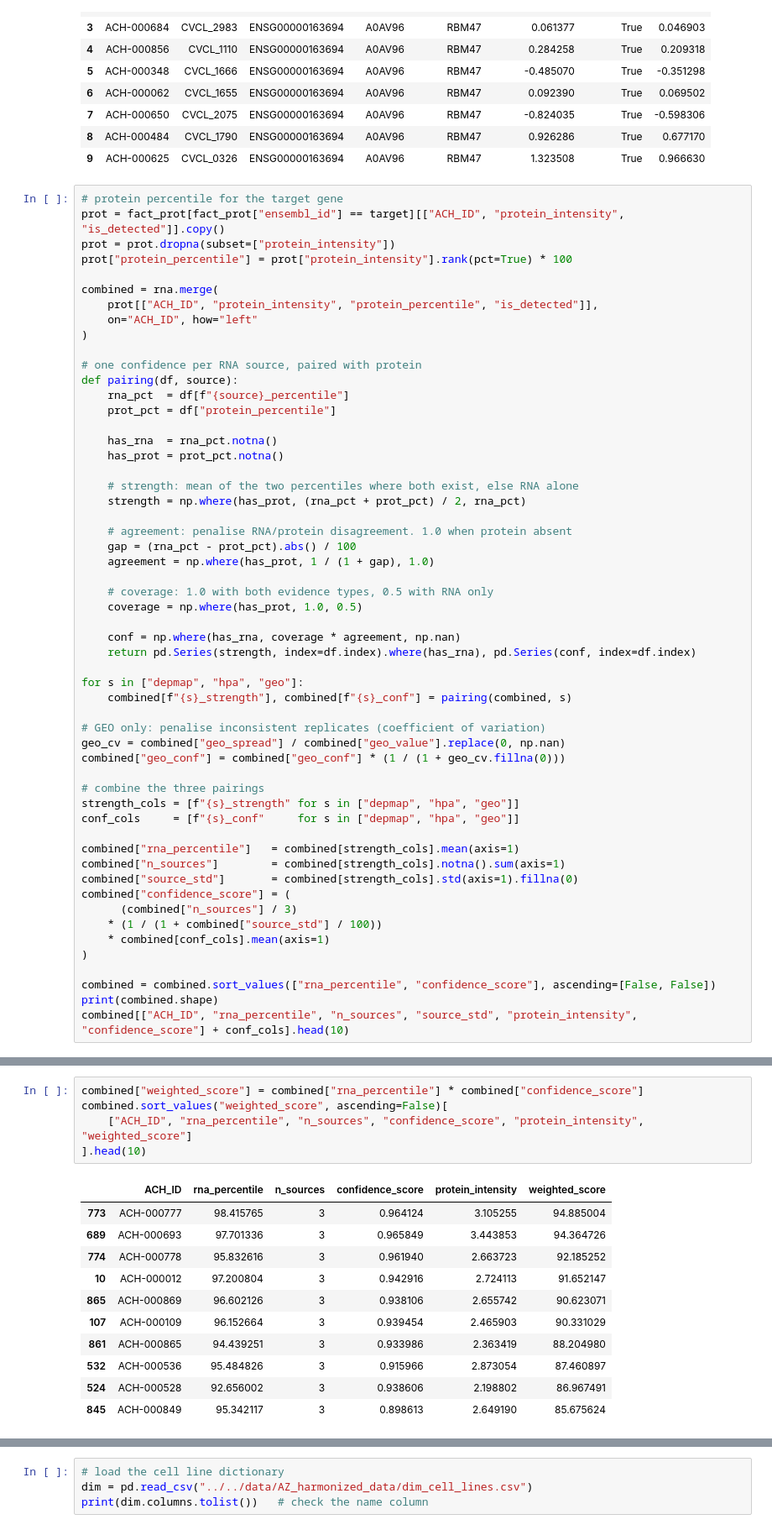
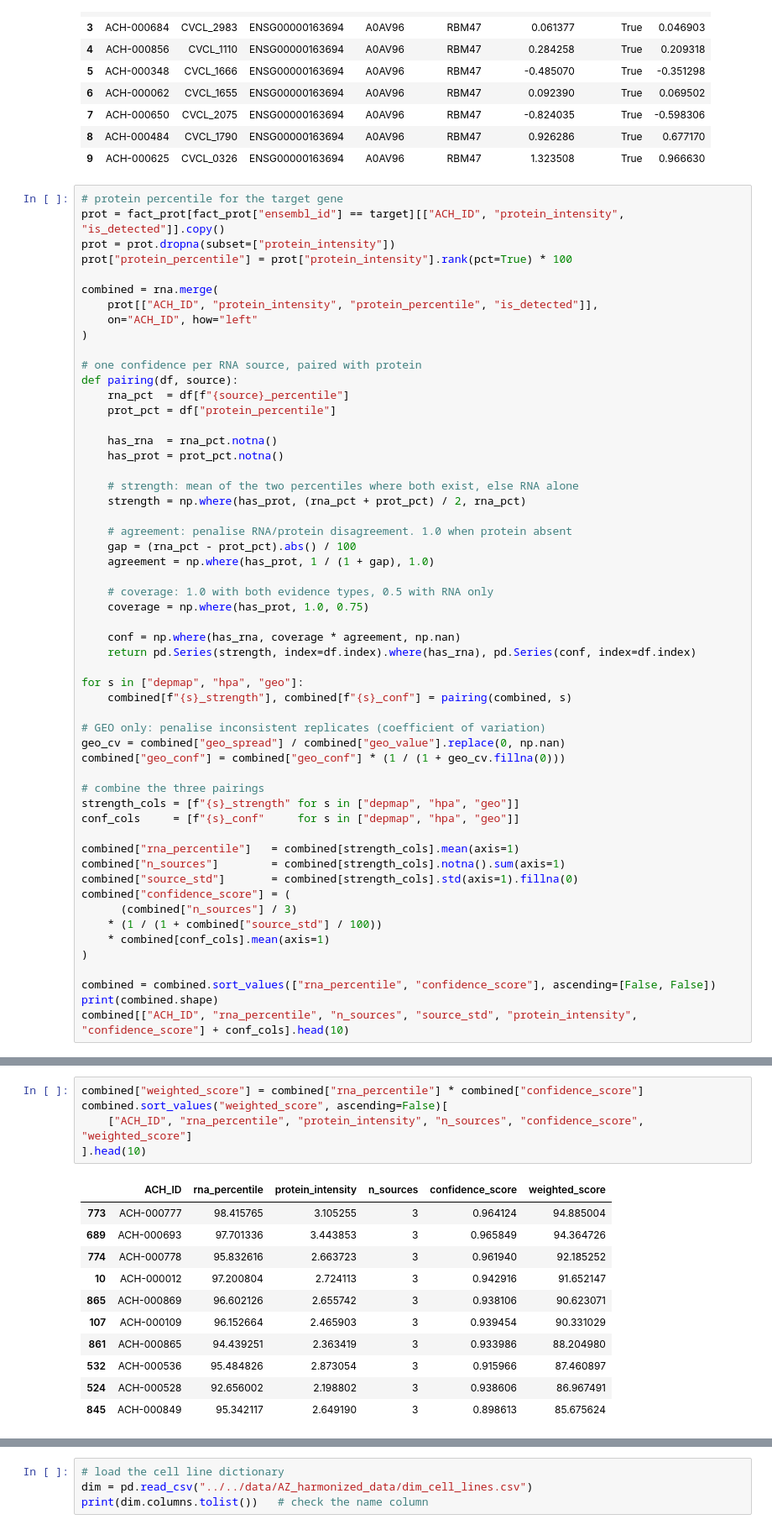
Before and after one commit to NattawasP/SEMTM0044_2025_AYEAR_TEAM34, a Jupyter notebook: notebooks/Victor_Data Exploration/Percentile_Ranking.ipynb, the cells around one changed output, grey strips where cells are left out. Shown at 84% size. Drawn from its saved outputs; the diff is of its cells as text.

Commit message:
set protein penalty to 0.75 after testing on A431 and HCC827

```diff
--- a/notebooks/Victor_Data Exploration/Percentile_Ranking.ipynb
+++ b/notebooks/Victor_Data Exploration/Percentile_Ranking.ipynb
@@ -196,7 +196,7 @@ def pairing(df, source):
     agreement = np.where(has_prot, 1 / (1 + gap), 1.0)
 
     # coverage: 1.0 with both evidence types, 0.5 with RNA only
-    coverage = np.where(has_prot, 1.0, 0.5)
+    coverage = np.where(has_prot, 1.0, 0.75)
 
     conf = np.where(has_rna, coverage * agreement, np.nan)
     return pd.Series(strength, index=df.index).where(has_rna), pd.Series(conf, index=df.index)
@@ -240,20 +301,20 @@ combined[["ACH_ID", "rna_percentile", "n_sources", "source_std", "protein_intens
 # %%
 combined["weighted_score"] = combined["rna_percentile"] * combined["confidence_score"]
 combined.sort_values("weighted_score", ascending=False)[
-    ["ACH_ID", "rna_percentile", "n_sources", "confidence_score", "protein_intensity", "weighted_score"]
+    ["ACH_ID", "rna_percentile", "protein_intensity", "n_sources", "confidence_score", "weighted_score"]
 ].head(10)
 # %% [output]
-|  | ACH_ID | rna_percentile | n_sources | confidence_score | protein_intensity | weighted_score |
-| 773 | ACH-000777 | 98.415765 | 3 | 0.964124 | 3.105255 | 94.885004 |
-| 689 | ACH-000693 | 97.701336 | 3 | 0.965849 | 3.443853 | 94.364726 |
-| 774 | ACH-000778 | 95.832616 | 3 | 0.961940 | 2.663723 | 92.185252 |
-| 10 | ACH-000012 | 97.200804 | 3 | 0.942916 | 2.724113 | 91.652147 |
-| 865 | ACH-000869 | 96.602126 | 3 | 0.938106 | 2.655742 | 90.623071 |
-| 107 | ACH-000109 | 96.152664 | 3 | 0.939454 | 2.465903 | 90.331029 |
-| 861 | ACH-000865 | 94.439251 | 3 | 0.933986 | 2.363419 | 88.204980 |
-| 532 | ACH-000536 | 95.484826 | 3 | 0.915966 | 2.873054 | 87.460897 |
-| 524 | ACH-000528 | 92.656002 | 3 | 0.938606 | 2.198802 | 86.967491 |
-| 845 | ACH-000849 | 95.342117 | 3 | 0.898613 | 2.649190 | 85.675624 |
+|  | ACH_ID | rna_percentile | protein_intensity | n_sources | confidence_score | weighted_score |
+| 773 | ACH-000777 | 98.415765 | 3.105255 | 3 | 0.964124 | 94.885004 |
+| 689 | ACH-000693 | 97.701336 | 3.443853 | 3 | 0.965849 | 94.364726 |
+| 774 | ACH-000778 | 95.832616 | 2.663723 | 3 | 0.961940 | 92.185252 |
+| 10 | ACH-000012 | 97.200804 | 2.724113 | 3 | 0.942916 | 91.652147 |
+| 865 | ACH-000869 | 96.602126 | 2.655742 | 3 | 0.938106 | 90.623071 |
+| 107 | ACH-000109 | 96.152664 | 2.465903 | 3 | 0.939454 | 90.331029 |
+| 861 | ACH-000865 | 94.439251 | 2.363419 | 3 | 0.933986 | 88.204980 |
+| 532 | ACH-000536 | 95.484826 | 2.873054 | 3 | 0.915966 | 87.460897 |
+| 524 | ACH-000528 | 92.656002 | 2.198802 | 3 | 0.938606 | 86.967491 |
+| 845 | ACH-000849 | 95.342117 | 2.649190 | 3 | 0.898613 | 85.675624 |
 # %%
 print(combined[["rna_percentile", "confidence_score"]].corr())
 # %% [output]
```
Also changed, not shown: parts of 3 cells of this notebook.
